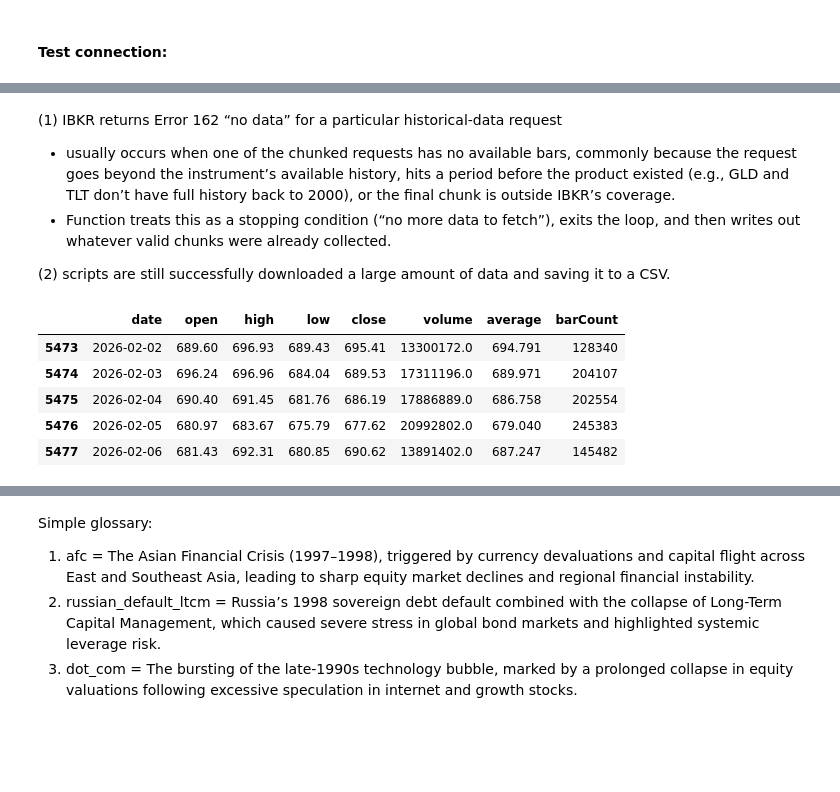
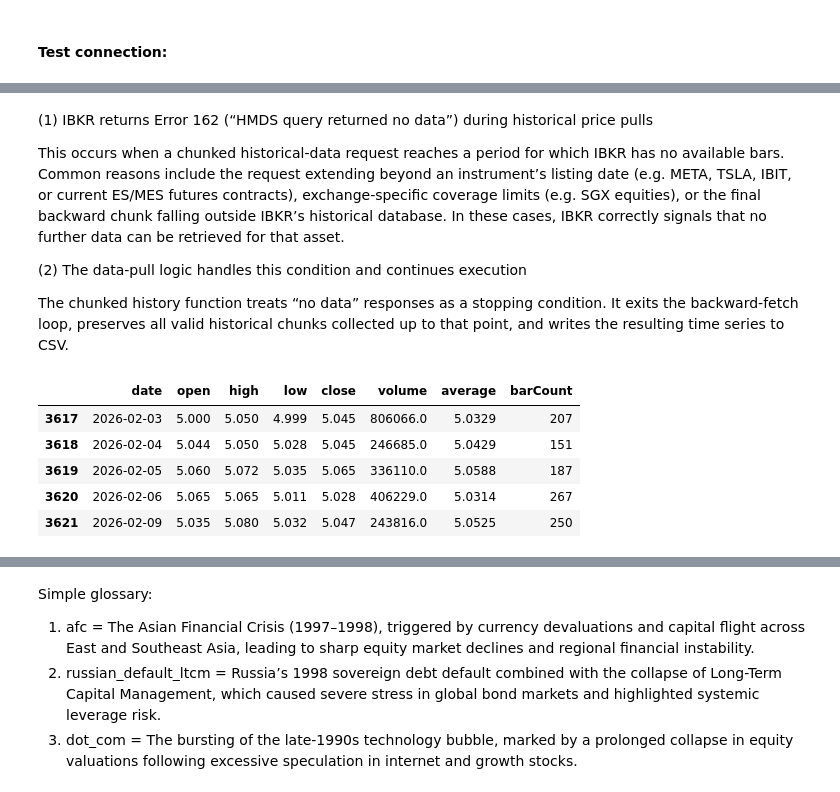
Before and after one commit to qiaoenn/stress-testing, a Jupyter notebook: code + results.ipynb, the cells around one changed output, grey strips where cells are left out. Cells and saved outputs as stored; diff of their text form; code cells hidden in the pictures; blank space fills up the shorter version.

```diff
--- a/code + results.ipynb
+++ b/code + results.ipynb
@@ -24,10 +25,0 @@ True
-# %%
-from ib_insync import Stock
-
-spy = Stock('SPY', 'ARCA', 'USD')
-qualified = await ib.qualifyContractsAsync(spy)
-qualified
-
-### note: IBKR requires contracts to be fully qualified before use.
-### The qualifyContractsAsync call resolves ambiguous ticker information and assigns a unique contract ID,
-### ensuring that historical data requests and trades are routed to the correct instrument.
@@ -64,0 +143,24 @@ EURUSD captures currency and global macro transmission effects. It is sensitive
+# %%
+USE_IBKR = True
+IBKR_HOST = "127.0.0.1"
+IBKR_PORT = 7497
+IBKR_CLIENT_ID = 12
+
+if USE_IBKR:
+    positions_ok, positions_bad = await fetch_ibkr_positions_with_weights_async(
+        host=IBKR_HOST,
+        port=IBKR_PORT,
+        clientId=IBKR_CLIENT_ID,
+        mkt_data_type=3,                 # delayed
+        default_fut_exchange="CME",      # fixes ES/MES Error 321
+        weight_mode="gross"              # gross weights for stress testing
+    )
+    # keep only priced positions
+    portfolio = positions_ok[["symbol", "weight"]].copy()
+else:
+    raise RuntimeError("Set USE_IBKR=True for IBKR-only portfolio.")
+
+# View results (and see any remaining pricing failures)
+display(positions_ok[["symbol","secType","exchange","localSymbol","quantity","multiplier","price","position_value","weight","priced_ok"]])
+display(positions_bad[["symbol","secType","exchange","localSymbol","quantity","multiplier","price","position_value","priced_ok"]])
+display(portfolio)
@@ -205,9 +392,14 @@ START_DATE = "1997-01-01"
 END_DATE   = (pd.Timestamp.today().normalize() - pd.Timedelta(days=1)).strftime("%Y-%m-%d")
 print("Using END_DATE =", END_DATE)
 
+# IMPORTANT:
+# We now pass the priced IBKR positions (positions_ok),
+# not a static portfolio.csv.
+# This ensures historical prices are pulled only for valid, tradable positions.
+
 prices = await pull_all_assets_history(
     ib=ib,
-    portfolio_df=portfolio,
+    portfolio_df=positions_ok,
     start_date=START_DATE,
     end_date=END_DATE,
 )
@@ -224,21 +421,22 @@ Saved EURUSD: 5408 rows -> outputs_prices/EURUSD_1997-01-01_2026-02-06.csv
 # %% [markdown]
-(1) IBKR returns Error 162 “no data” for a particular historical-data request
+(1) IBKR returns Error 162 (“HMDS query returned no data”) during historical price pulls
 
-- usually occurs when one of the chunked requests has no available bars, commonly because the request goes beyond the instrument’s available history, hits a period before the product existed (e.g., GLD and TLT don’t have full history back to 2000), or the final chunk is outside IBKR’s coverage.
-- Function treats this as a stopping condition (“no more data to fetch”), exits the loop, and then writes out whatever valid chunks were already collected.
+This occurs when a chunked historical-data request reaches a period for which IBKR has no available bars. Common reasons include the request extending beyond an instrument’s listing date (e.g. META, TSLA, IBIT, or current ES/MES futures contracts), exchange-specific coverage limits (e.g. SGX equities), or the final backward chunk falling outside IBKR’s historical database. In these cases, IBKR correctly signals that no further data can be retrieved for that asset.
 
-(2) scripts are still successfully downloaded a large amount of data and saving it to a CSV.
+(2) The data-pull logic handles this condition and continues execution
+
+The chunked history function treats “no data” responses as a stopping condition. It exits the backward-fetch loop, preserves all valid historical chunks collected up to that point, and writes the resulting time series to CSV.
 # %%
 ### for checking purpose
 
-prices["SPY"].tail()
+prices["G3B"].tail()
 # %% [output]
 |  | date | open | high | low | close | volume | average | barCount |
-| 5473 | 2026-02-02 | 689.60 | 696.93 | 689.43 | 695.41 | 13300172.0 | 694.791 | 128340 |
-| 5474 | 2026-02-03 | 696.24 | 696.96 | 684.04 | 689.53 | 17311196.0 | 689.971 | 204107 |
-| 5475 | 2026-02-04 | 690.40 | 691.45 | 681.76 | 686.19 | 17886889.0 | 686.758 | 202554 |
-| 5476 | 2026-02-05 | 680.97 | 683.67 | 675.79 | 677.62 | 20992802.0 | 679.040 | 245383 |
-| 5477 | 2026-02-06 | 681.43 | 692.31 | 680.85 | 690.62 | 13891402.0 | 687.247 | 145482 |
+| 3617 | 2026-02-03 | 5.000 | 5.050 | 4.999 | 5.045 | 806066.0 | 5.0329 | 207 |
+| 3618 | 2026-02-04 | 5.044 | 5.050 | 5.028 | 5.045 | 246685.0 | 5.0429 | 151 |
+| 3619 | 2026-02-05 | 5.060 | 5.072 | 5.035 | 5.065 | 336110.0 | 5.0588 | 187 |
+| 3620 | 2026-02-06 | 5.065 | 5.065 | 5.011 | 5.028 | 406229.0 | 5.0314 | 267 |
+| 3621 | 2026-02-09 | 5.035 | 5.080 | 5.032 | 5.047 | 243816.0 | 5.0525 | 250 |
 # %%
 ### paths
 
```
Also changed, not shown: parts of 32 cells of this notebook, 15 other files.
